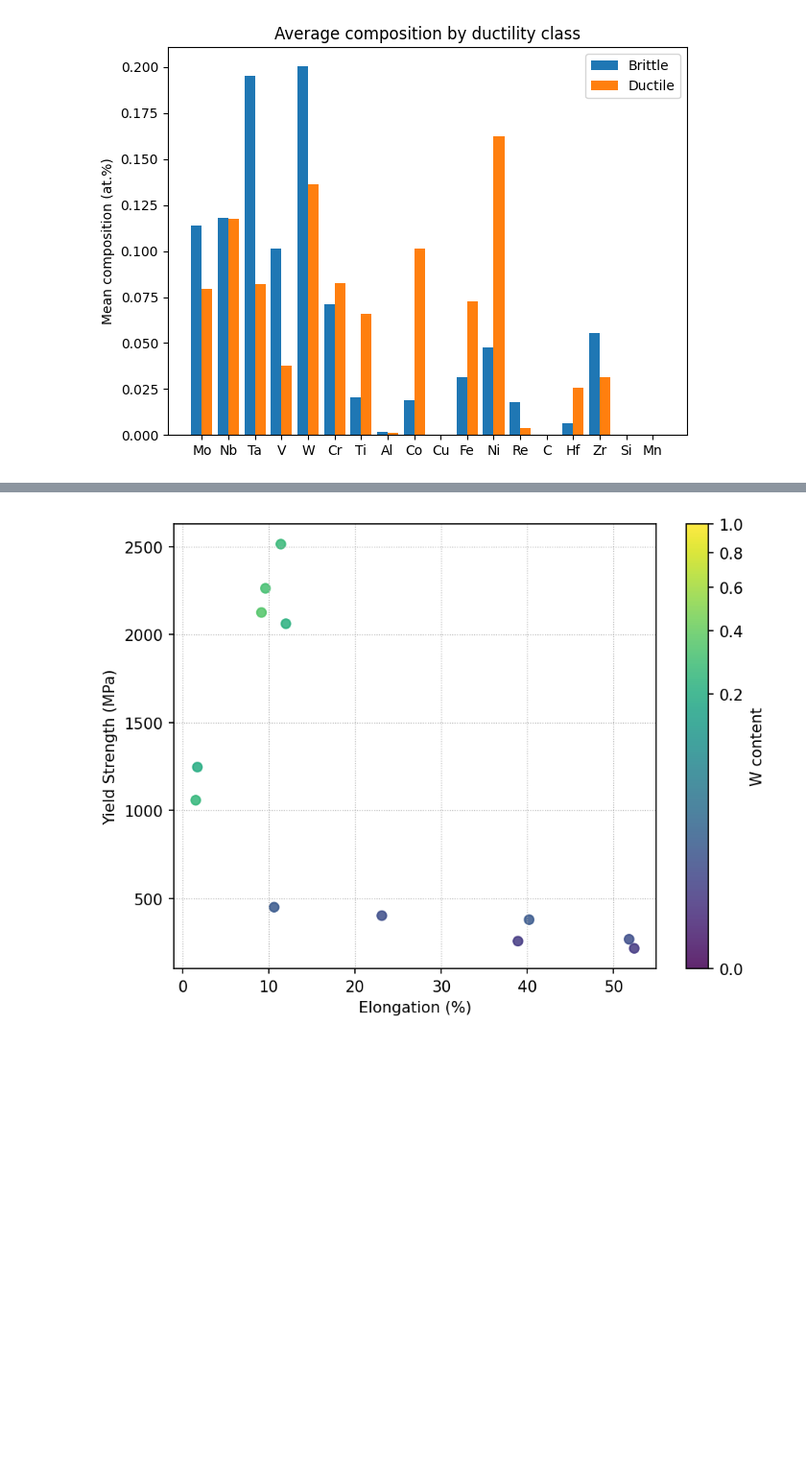
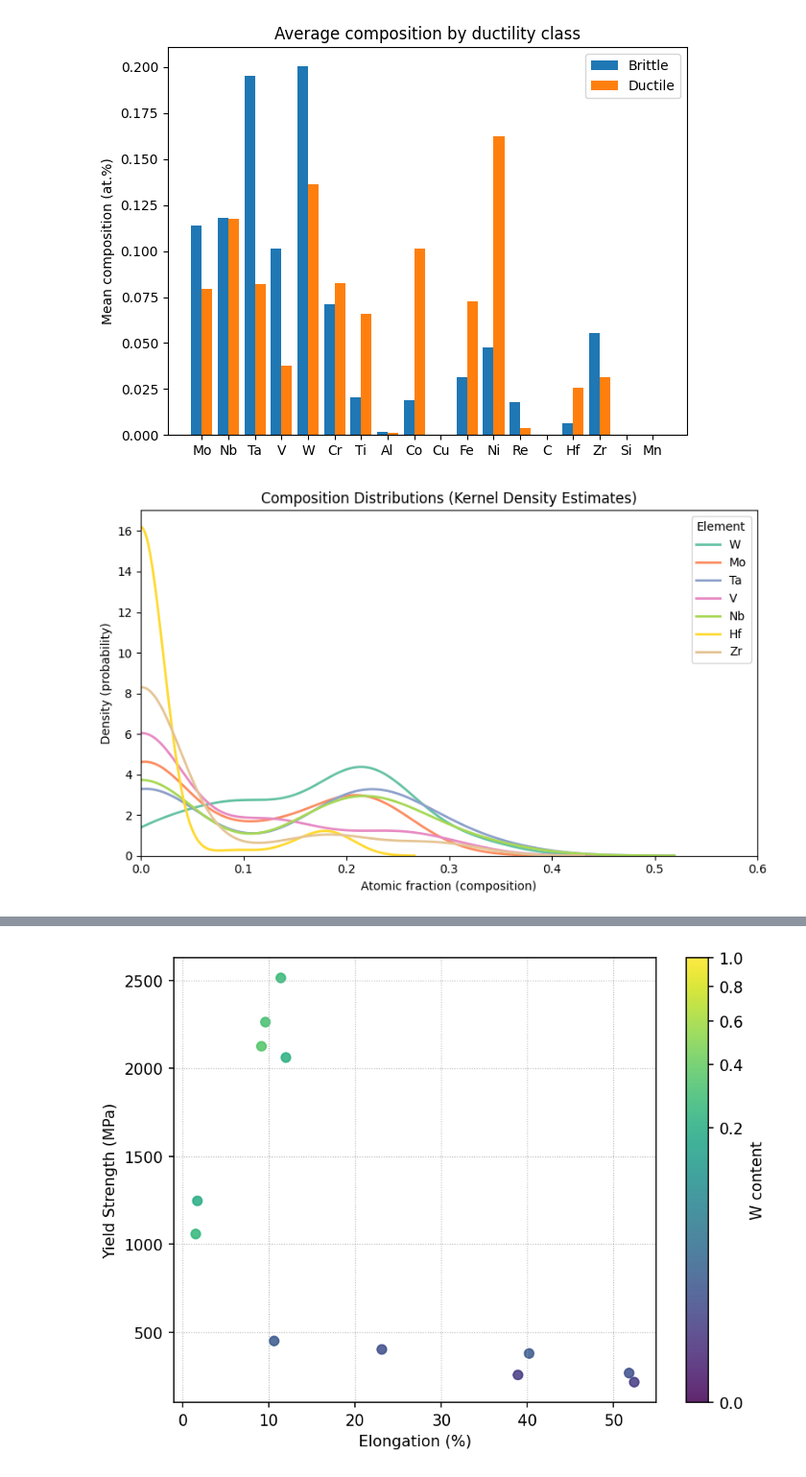
Before and after one commit to mahata-lab/Tungsten-Ductile-Brittle-Temperature, a Jupyter notebook: Ductility_Classification.ipynb, the cells around one changed output, grey strips where cells are left out. Shown at 96% size. Saved outputs shown, nothing was run; the diff lists cells and outputs as text; code cells hidden in the pictures; blank space fills up the shorter version.

```diff
--- a/Ductility_Classification.ipynb
+++ b/Ductility_Classification.ipynb
@@ -58,3 +58,30 @@ plt.tight_layout()
 plt.show()
 # %% [output]
 [figure]
+# %%
+import seaborn as sns
+import matplotlib.pyplot as plt
+
+els = ["W", "Mo", "Ta", "V", "Nb",'Hf','Zr']
+plt.figure(figsize=(8, 5))
+for elem, color in zip(els,
+                       sns.color_palette("Set2", len(els))):
+    sns.kdeplot(
+        data=data,
+        x=elem,
+        fill=False,
+        clip=(0, 1),         # <-- restrict KDE domain
+        label=elem,
+        color=color,
+        linewidth=2
+    )
+
+plt.legend(title="Element")
+plt.xlabel("Atomic fraction (composition)")
+plt.ylabel("Density (probability)")
+plt.title("Composition Distributions (Kernel Density Estimates)")
+plt.tight_layout()
+plt.xlim(0, 0.6)
+plt.show()
+# %% [output]
+[figure, added]
```
Also changed, not shown: parts of 32 cells of this notebook.
